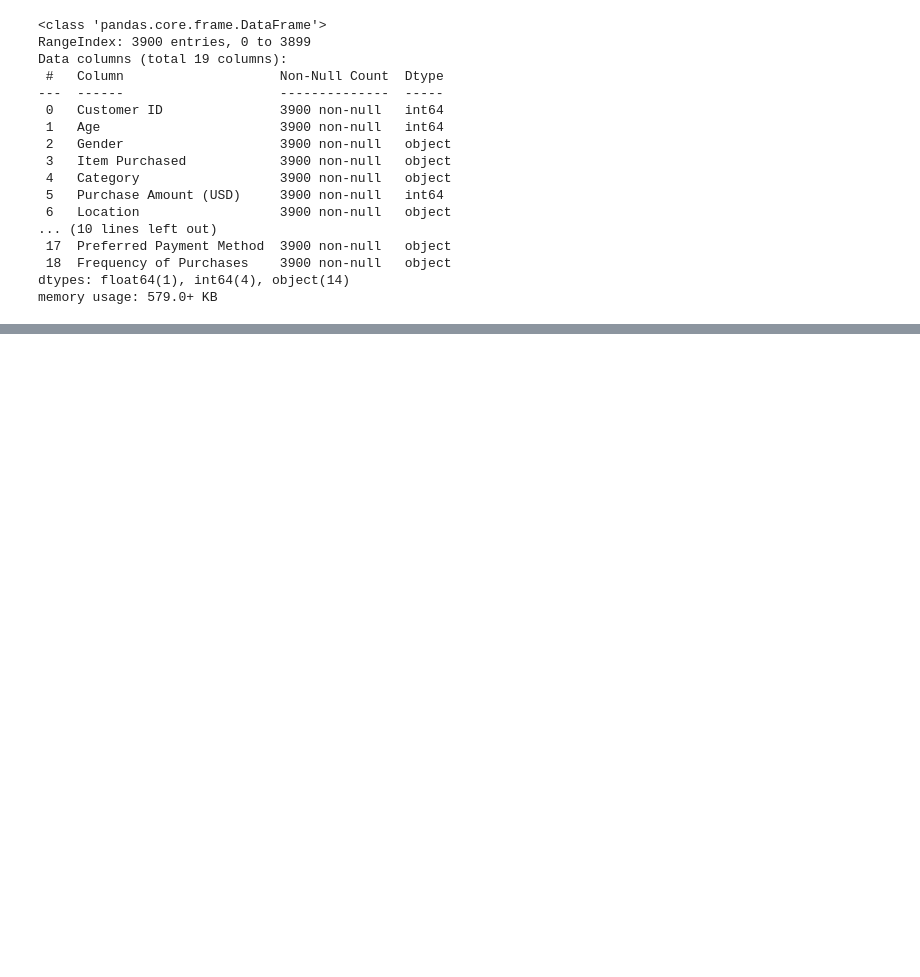
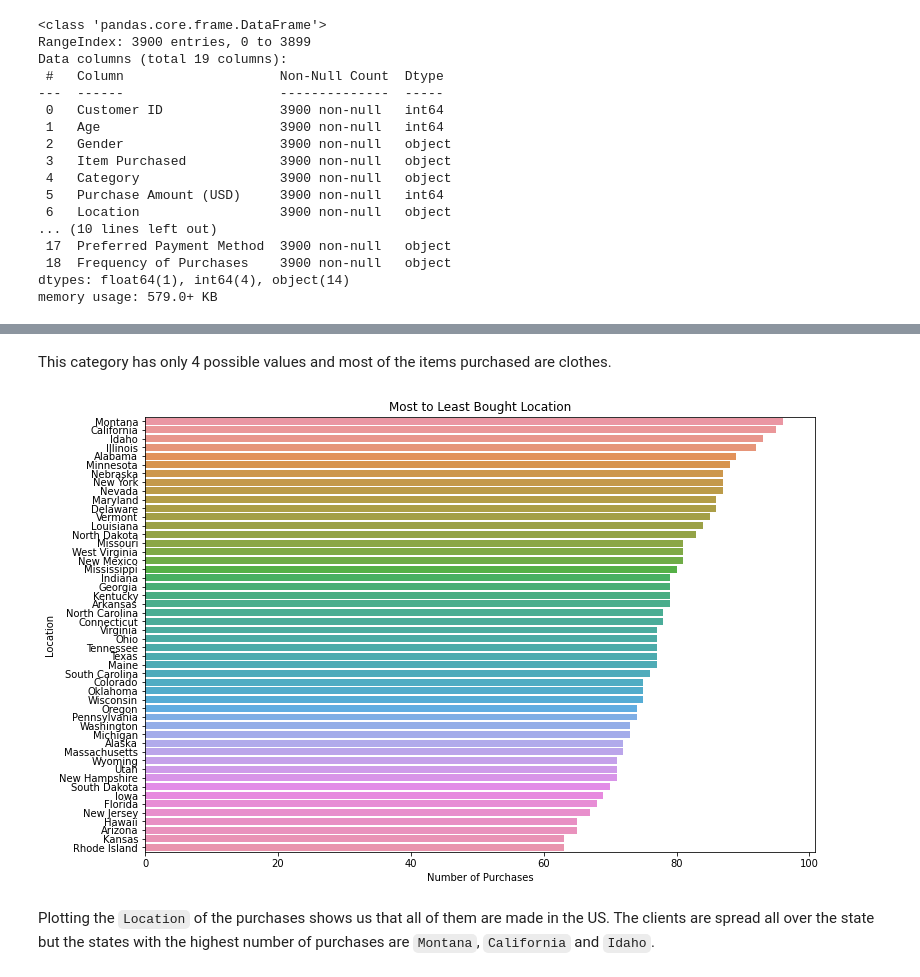
Before and after one commit to AleandroPresta/customer-shopping-analysis, a Jupyter notebook: src/Data Preprocessing.ipynb, the cells around one changed output, grey strips where cells are left out. Cells and saved outputs as stored; diff of their text form; code cells hidden in the pictures; blank space fills up the shorter version.

```diff
--- a/src/Data Preprocessing.ipynb
+++ b/src/Data Preprocessing.ipynb
@@ -50,0 +93,8 @@ Inside our dataset we have 19 rows, mostly of which are identified as `object`,
+# %% [markdown]
+This category has only 4 possible values and most of the items purchased are clothes.
+# %%
+plot_item_distribution('Location')
+# %% [output]
+[figure, added]
+# %% [markdown]
+Plotting the `Location` of the purchases shows us that all of them are made in the US. The clients are spread all over the state but the states with the highest number of purchases are `Montana`, `California` and `Idaho`.
```
Also changed, not shown: parts of 8 cells of this notebook.
